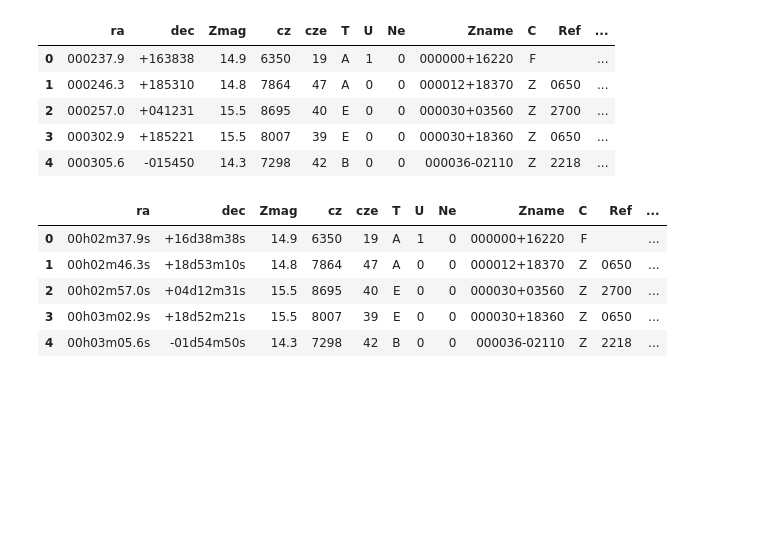
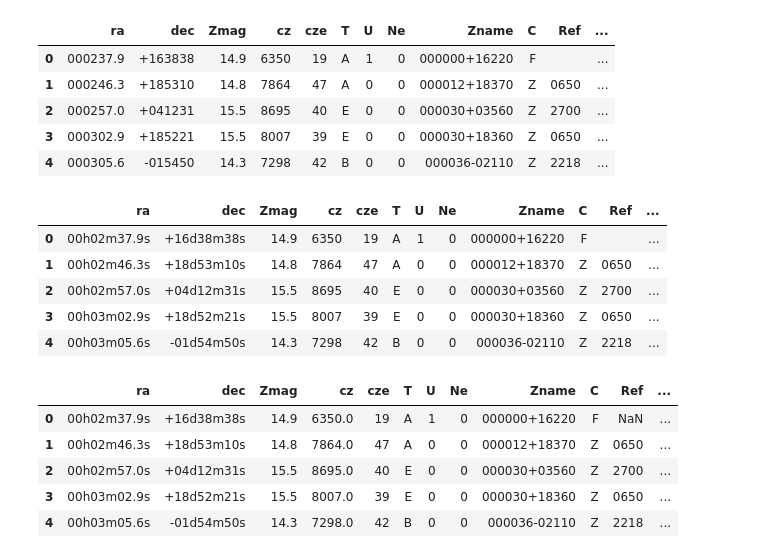
Before and after one commit to grehujt/SmallPythonProjects, a Jupyter notebook: jupyterNotebooks/clustering/clustering.ipynb, the cells around one changed output. Cells and saved outputs as stored; diff of their text form; code cells hidden in the pictures; blank space fills up the shorter version.

```diff
--- a/jupyterNotebooks/clustering/clustering.ipynb
+++ b/jupyterNotebooks/clustering/clustering.ipynb
@@ -174,3 +174,15 @@ uzcat.head()
 | 2 | 00h02m57.0s | +04d12m31s | 15.5 | 8695 | 40 | E | 0 | 0 | 000030+03560 | Z | 2700 | ... |
 | 3 | 00h03m02.9s | +18d52m21s | 15.5 | 8007 | 39 | E | 0 | 0 | 000030+18360 | Z | 0650 | ... |
 | 4 | 00h03m05.6s | -01d54m50s | 14.3 | 7298 | 42 | B | 0 | 0 | 000036-02110 | Z | 2218 | ... |
+# %%
+uzcat2 = uzcat.applymap(lambda x: np.nan if x.isspace() else x.strip())
+uzcat2['cz'] = uzcat2['cz'].astype('float')
+uzcat2['Zmag'] = uzcat2['Zmag'].astype('float')
+uzcat2.head()
+# %% [output]
+|  | ra | dec | Zmag | cz | cze | T | U | Ne | Zname | C | Ref | ... |
+| 0 | 00h02m37.9s | +16d38m38s | 14.9 | 6350.0 | 19 | A | 1 | 0 | 000000+16220 | F | NaN | ... |
+| 1 | 00h02m46.3s | +18d53m10s | 14.8 | 7864.0 | 47 | A | 0 | 0 | 000012+18370 | Z | 0650 | ... |
+| 2 | 00h02m57.0s | +04d12m31s | 15.5 | 8695.0 | 40 | E | 0 | 0 | 000030+03560 | Z | 2700 | ... |
+| 3 | 00h03m02.9s | +18d52m21s | 15.5 | 8007.0 | 39 | E | 0 | 0 | 000030+18360 | Z | 0650 | ... |
+| 4 | 00h03m05.6s | -01d54m50s | 14.3 | 7298.0 | 42 | B | 0 | 0 | 000036-02110 | Z | 2218 | ... |
```
Also changed, not shown: parts of 6 cells of this notebook.
